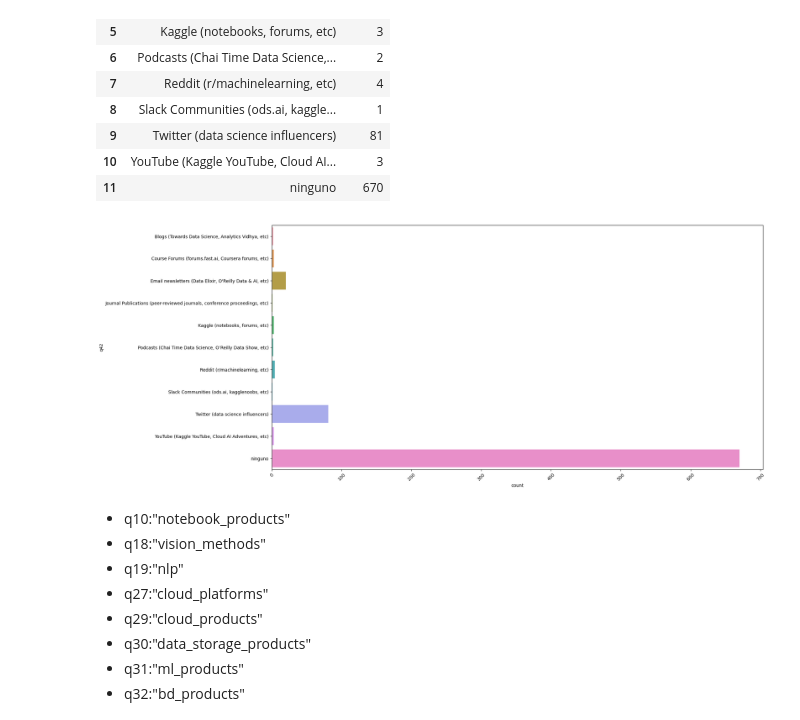
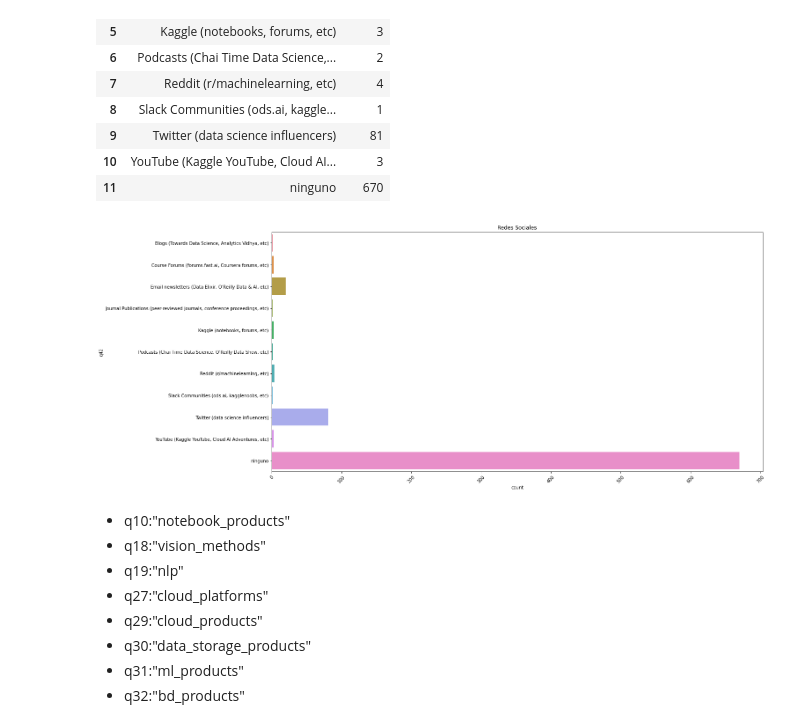
Before and after one commit to Adalab/project-DA-promo-b-modulo-2-team-2, a Jupyter notebook: HU3_visualización_herramientas.ipynb, the cells around one changed output. Cells and saved outputs as stored; diff of their text form; code cells hidden in the pictures.

```diff
--- a/HU3_visualización_herramientas.ipynb
+++ b/HU3_visualización_herramientas.ipynb
@@ -1100,9 +1120,11 @@ df_q42
 # %%
 plt.figure(figsize=(20,10))
 sns.barplot(x ='count', y = 'q42', data=df_q42)
+plt.title('Redes Sociales')
+fig.set(ylabel='RR.SS', xlabel= 'Conteo')
 plt.xticks(rotation = 45);
 # %% [output]
-[figure, old version]
+[figure, new version]
 # %% [markdown]
  - q10:"notebook_products"
  - q18:"vision_methods"
```
Also changed, not shown: parts of 19 cells of this notebook, 34 other files.
